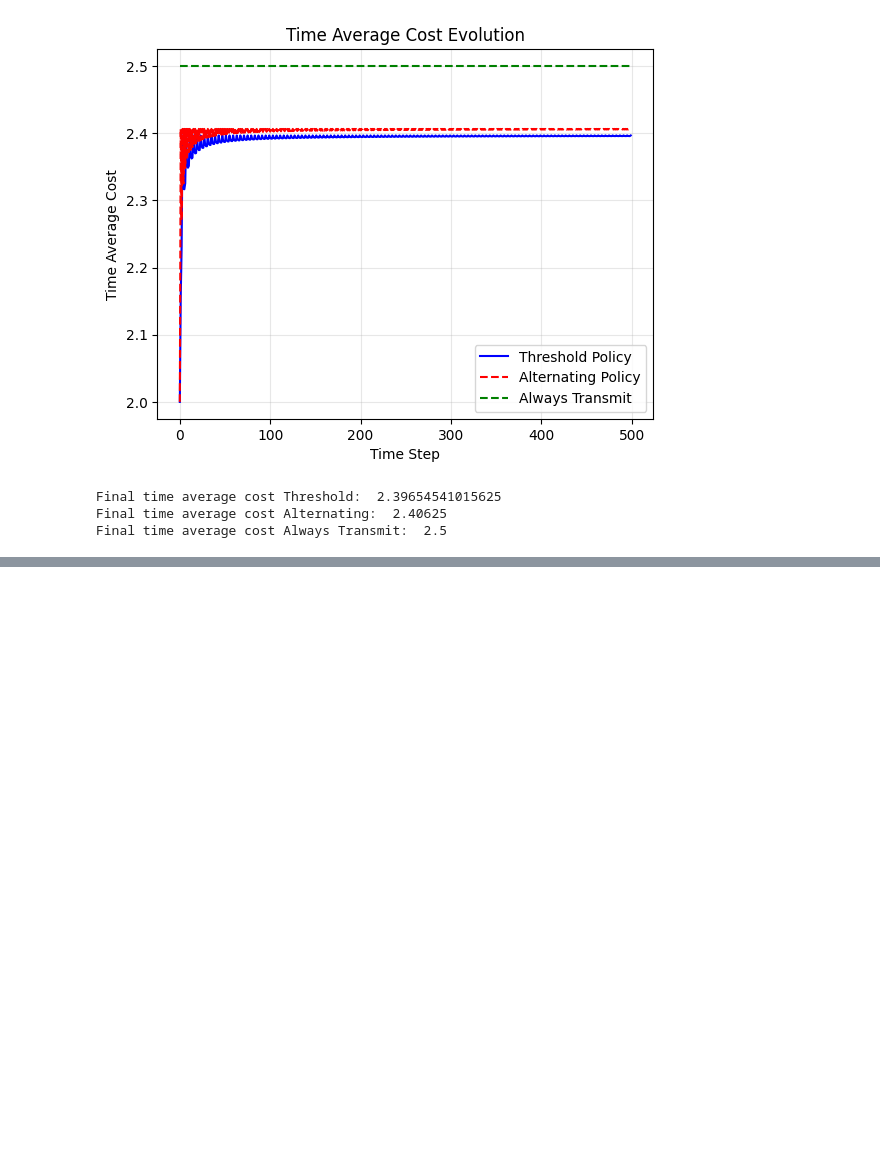
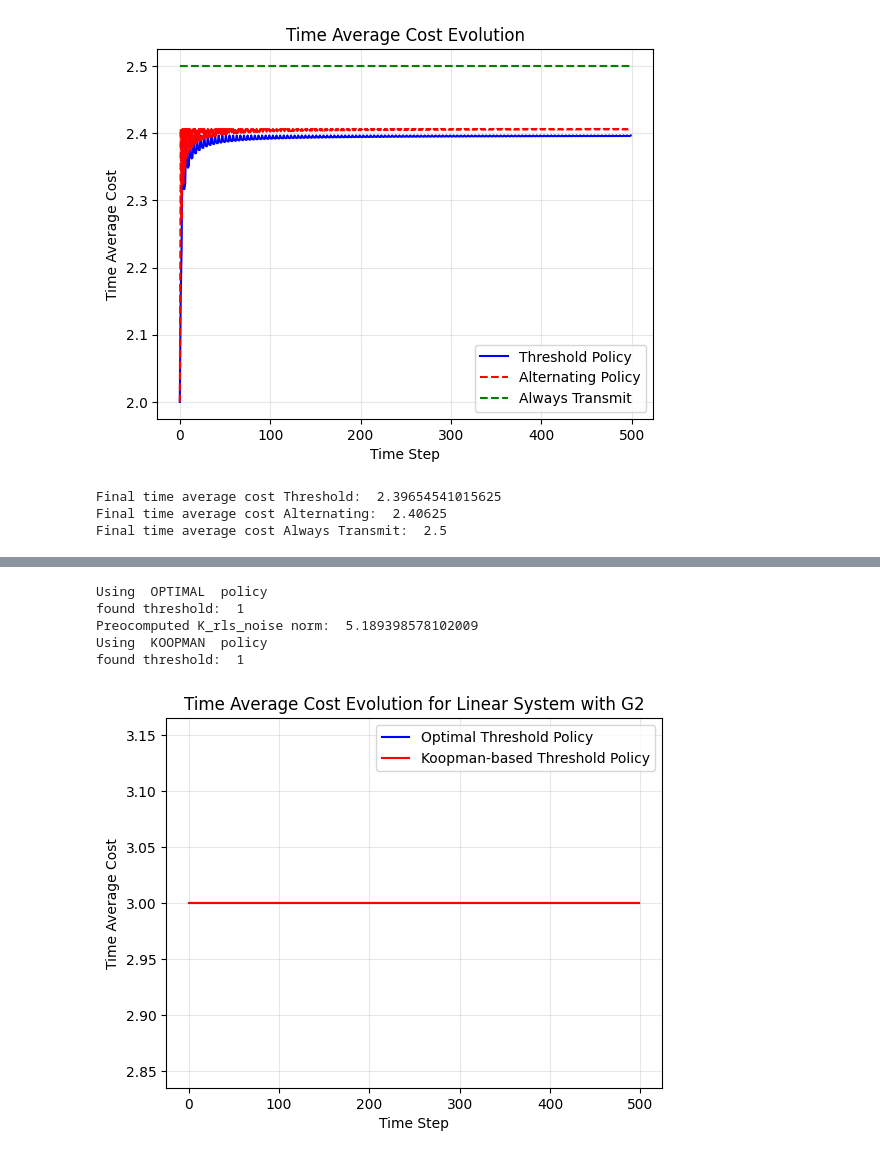
Before and after one commit to Jw1836/Nonlinear-Error-Monitoring-Minimization, a Jupyter notebook: nonlinear_monitoring.ipynb, the cells around one changed output, grey strips where cells are left out. Cells and saved outputs as stored; diff of their text form; code cells hidden in the pictures; blank space fills up the shorter version.

```diff
--- a/nonlinear_monitoring.ipynb
+++ b/nonlinear_monitoring.ipynb
@@ -1507,0 +1561,41 @@ lambda =  351.88180526374686
+# %%
+#I Think C has to be pretty high for koopman to do something besides always transmit
+
+#Next, try the same comparisons but with a different G matrix to see what kind
+#of results we get, also can we quantify how close the koopman one is to optimal?
+G2 = np.array([[0.8, 100], [100, -0.6]])
+Sigma2 = np.eye(2) * 0.5
+x_init2 = np.array([[1], [1]])
+x1_data2, x2_data2 = gen_sim_data(G2, Sigma2, n_steps, x_init2)
+#now run for koopman and optimal
+C = 1
+degree = 6
+
+base_station_x1_vals_o_t2, base_station_x2_vals_o_t2, k0_list_o_t2, A_pi_tracker_o_t2, u_indicator_tracker_o_t2, K_rls_noise_o_t2, K_rls_no_noise_o_t2 = \
+    run_2D_general_sim("Threshold", G2, Sigma2, x1_data2, x2_data2, C, "OPTIMAL", degree)
+base_station_x1_vals_k_t2, base_station_x2_vals_k_t2, k0_list_k_t2, A_pi_tracker_k_t2, u_indicator_tracker_k_t2, K_rls_noise_k_t2, K_rls_no_noise_k_t2 = \
+    run_2D_general_sim("Threshold", G2, Sigma2, x1_data2, x2_data2, C, "KOOPMAN", degree)
+#moving time average costs
+time_avg_costs_o_t2 = moving_time_average(A_pi_tracker_o_t2, u_indicator_tracker_o_t2)
+time_avg_costs_k_t2 = moving_time_average(A_pi_tracker_k_t2, u_indicator_tracker_k_t2)
+#plot time average costs
+plt.plot(time_avg_costs_o_t2, label='Optimal Threshold Policy', color='blue')
+plt.plot(time_avg_costs_k_t2, label='Koopman-based Threshold Policy', color='red')
+plt.xlabel('Time Step')
+plt.ylabel('Time Average Cost')
+plt.title('Time Average Cost Evolution for Linear System with G2')
+plt.legend()
+plt.grid(True, alpha=0.3)
+plt.show()
+
+
+#The optimal cost function plataues, but the koopman one is exponentially increasing
+#This means that the cost must be pretty high to get a non-trivial policy from koopman
+#However, a high cost also means that the optimal policy is to never transmit, which is not exciting
+# %% [output]
+Using  OPTIMAL  policy
+found threshold:  1
+Preocomputed K_rls_noise norm:  5.189398578102009
+Using  KOOPMAN  policy
+found threshold:  1
+[figure, added]
```
Also changed, not shown: parts of 6 cells of this notebook, 6 other files.
